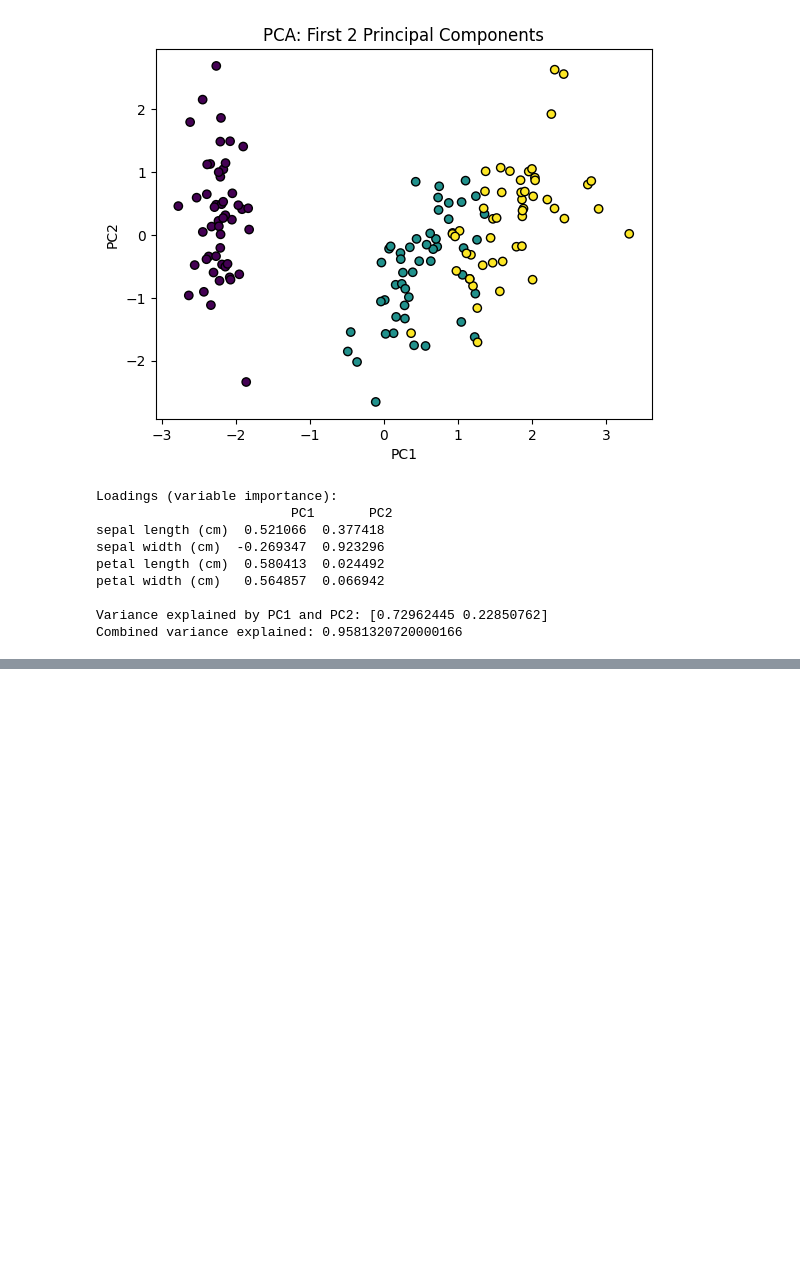
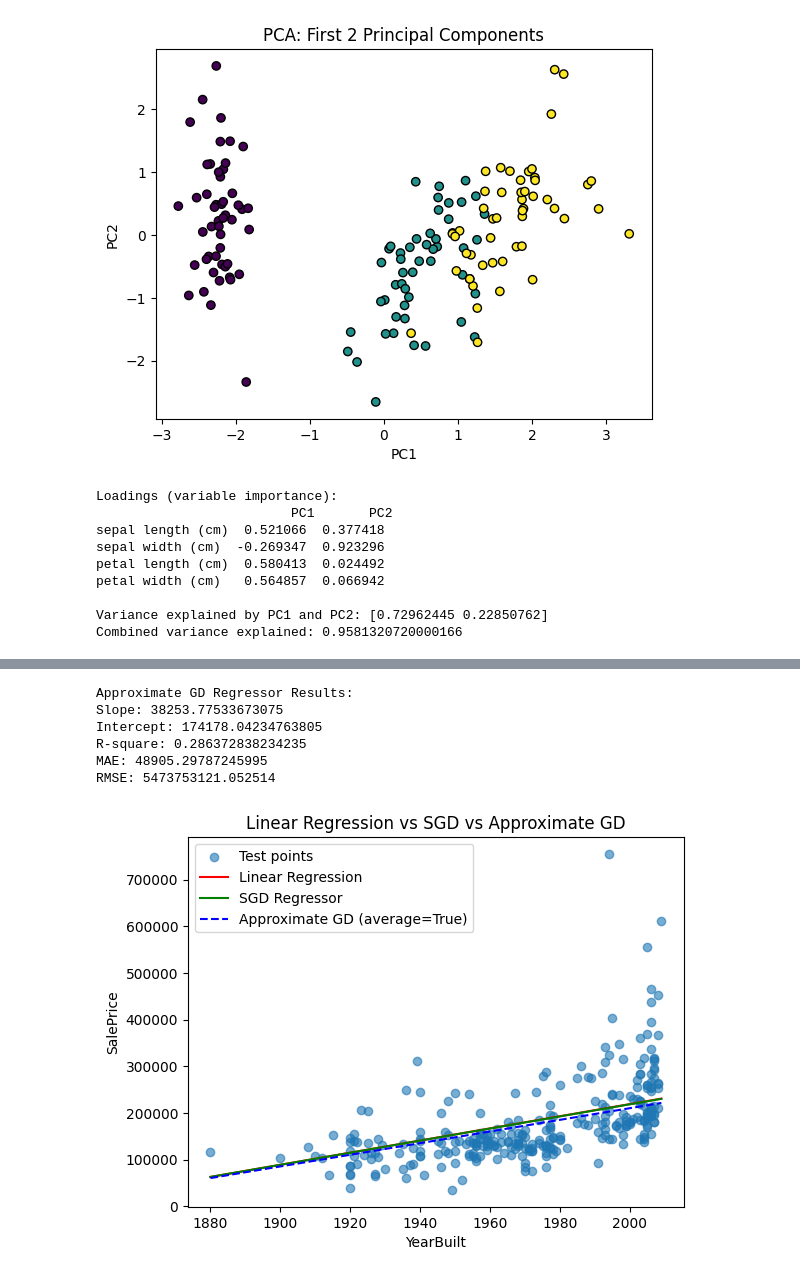
Before and after one commit to vedith12/ML-tasks, a Jupyter notebook: ML_basics.ipynb, the cells around one changed output, grey strips where cells are left out. Saved outputs shown, nothing was run; the diff lists cells and outputs as text; code cells hidden in the pictures; blank space fills up the shorter version.

```diff
--- a/ML_basics.ipynb
+++ b/ML_basics.ipynb
@@ -1797,0 +1944,38 @@ Combined variance explained: 0.9581320720000166
+# %%
+#Gradient Descent
+from sklearn.linear_model import SGDRegressor
+
+# Approximate Gradient Descent with averaging and more iterations
+gd = SGDRegressor(max_iter=1000, average=True, eta0=0.01,
+                  learning_rate='invscaling', random_state=42)
+
+gd.fit(X_train_scaled, y_train)
+y_pred_gd = gd.predict(X_test_scaled)
+
+print("\nApproximate GD Regressor Results:")
+print("Slope:", gd.coef_[0])
+print("Intercept:", gd.intercept_[0])
+print("R-square:", r2_score(y_test, y_pred_gd))
+print("MAE:", mean_absolute_error(y_test, y_pred_gd))
+print("RMSE:", mean_squared_error(y_test, y_pred_gd))
+
+# Plotting GD vs Linear Regression and SGD lines
+y_line_gd = gd.predict(x_line_scaled)
+
+plt.scatter(X_test, y_test, alpha=0.6, label="Test points")
+plt.plot(x_line, y_line_lr, 'r', label="Linear Regression")
+plt.plot(x_line, y_line_sgd, 'g', label="SGD Regressor")
+plt.plot(x_line, y_line_gd, 'b--', label="Approximate GD (average=True)")
+plt.legend()
+plt.xlabel("YearBuilt")
+plt.ylabel("SalePrice")
+plt.title("Linear Regression vs SGD vs Approximate GD")
+plt.show()
+# %% [output]
+Approximate GD Regressor Results:
+Slope: 38253.77533673075
+Intercept: 174178.04234763805
+R-square: 0.286372838234235
+MAE: 48905.29787245995
+RMSE: 5473753121.052514
+[figure, added]
```
Also changed, not shown: parts of 6 cells of this notebook.
